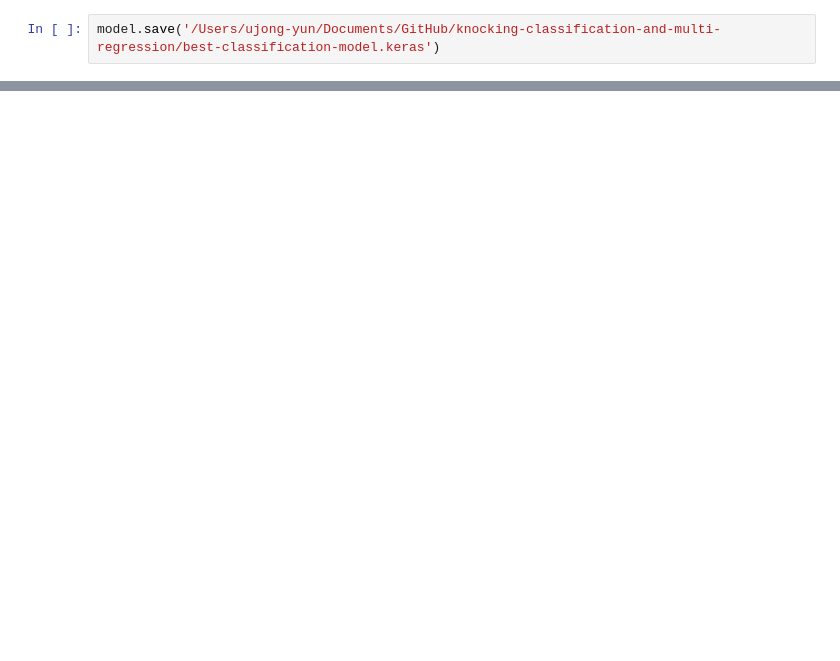
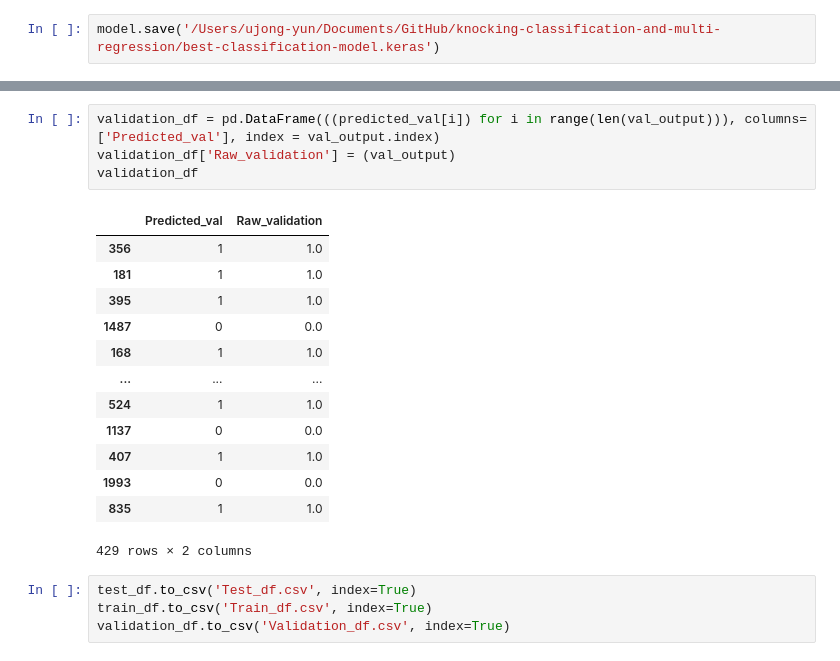
Before and after one commit to jongyunwoo/knocking-classification-and-multi-regression, a Jupyter notebook: classification/knocking classification.ipynb, the cells around one changed output, grey strips where cells are left out. Cells and saved outputs as stored; diff of their text form; blank space fills up the shorter version.

```diff
--- a/classification/knocking classification.ipynb
+++ b/classification/knocking classification.ipynb
@@ -283,3 +330,25 @@ print(predicted_val)
+# %%
+validation_df = pd.DataFrame(((predicted_val[i]) for i in range(len(val_output))), columns=['Predicted_val'], index = val_output.index)
+validation_df['Raw_validation'] = (val_output)
+validation_df
+# %% [output]
+|  | Predicted_val | Raw_validation |
+| 356 | 1 | 1.0 |
+| 181 | 1 | 1.0 |
+| 395 | 1 | 1.0 |
+| 1487 | 0 | 0.0 |
+| 168 | 1 | 1.0 |
+| ... | ... | ... |
+| 524 | 1 | 1.0 |
+| 1137 | 0 | 0.0 |
+| 407 | 1 | 1.0 |
+| 1993 | 0 | 0.0 |
+| 835 | 1 | 1.0 |
+429 rows × 2 columns
+# %%
+test_df.to_csv('Test_df.csv', index=True)
+train_df.to_csv('Train_df.csv', index=True)
+validation_df.to_csv('Validation_df.csv', index=True)
 # %%
 #ROC CURVE
 fpr, tpr, thresh = roc_curve(actual_test, predicted_test, pos_label=1)
```
Also changed, not shown: parts of 19 cells of this notebook.
